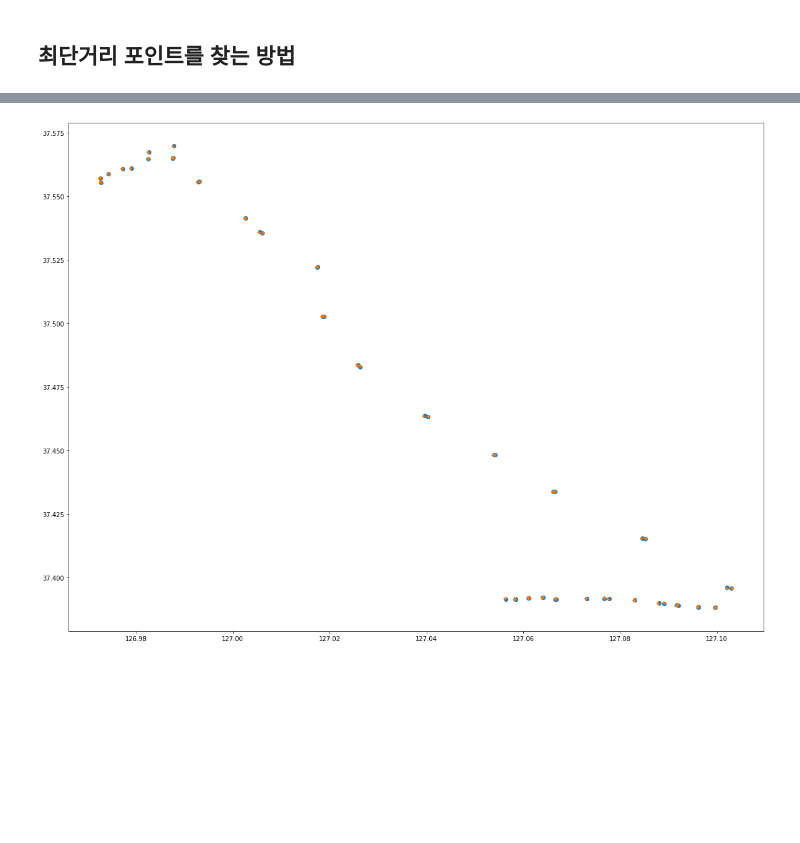
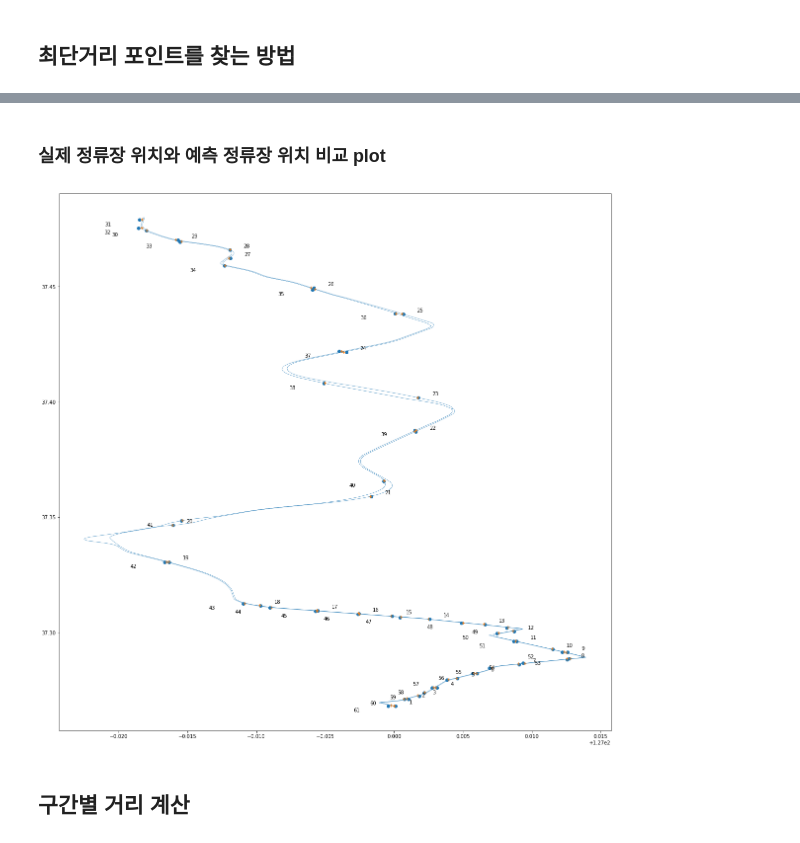
Before and after one commit to jongphago/Data-Structure-Project, a Jupyter notebook: BTTA_StationDistance.ipynb, the cells around one changed output, grey strips where cells are left out. Saved outputs shown, nothing was run; the diff lists cells and outputs as text; code cells hidden in the pictures; blank space fills up the shorter version.

```diff
--- a/BTTA_StationDistance.ipynb
+++ b/BTTA_StationDistance.ipynb
@@ -286,10 +280,28 @@ for i in station_df.index:
 #     print(f"lastIndex: {lastIndex}")
 
     stationIndexList.append(lastIndex)
-# %%
-plt.figure(figsize=(20, 15))
-plt.scatter(line_df.iloc[stationIndexList]['x'], line_df.iloc[stationIndexList]['y'])
-plt.scatter(station_df['x'], station_df['y'], marker='+')
-plt.show()
-# %% [output]
-[figure, removed]
+# %% [markdown]
+### 실제 정류장 위치와 예측 정류장 위치 비교 plot
+# %%
+plt.figure(figsize=(20, 20))
+lsx = line_df.iloc[stationIndexList]['x']
+lsy = line_df.iloc[stationIndexList]['y']
+sx = station_df['x']
+sy = station_df['y']
+lx = line_df['x']
+ly = line_df['y']
+plt.plot(lx, ly, linewidth='.5')
+plt.scatter(sx, sy)
+plt.scatter(lsx, lsy, marker = '+')
+
+for i in station_df.index:
+    if(i < len(station_df)//2):
+        sig = 1
+    else:
+        sig = -2.5
+    plt.text(station_df['x'].iloc[i-1]+0.001*sig, station_df['y'].iloc[i-1]+0.001*sig, f'{i}')
+plt.show()
+# %% [output]
+[figure, added]
+# %% [markdown]
+## 구간별 거리 계산
```
Also changed, not shown: parts of 14 cells of this notebook.
